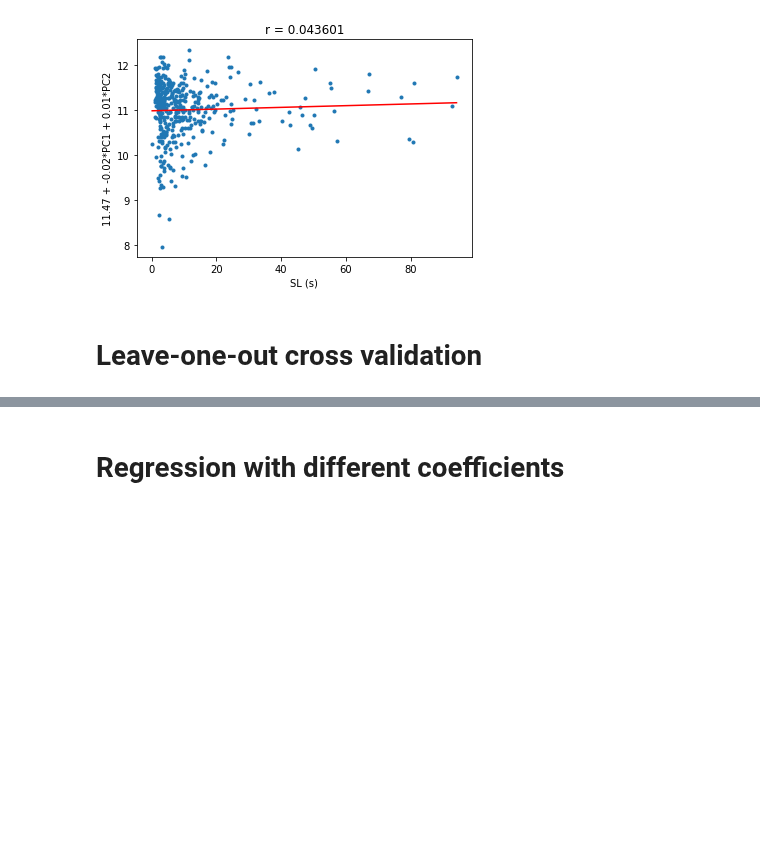
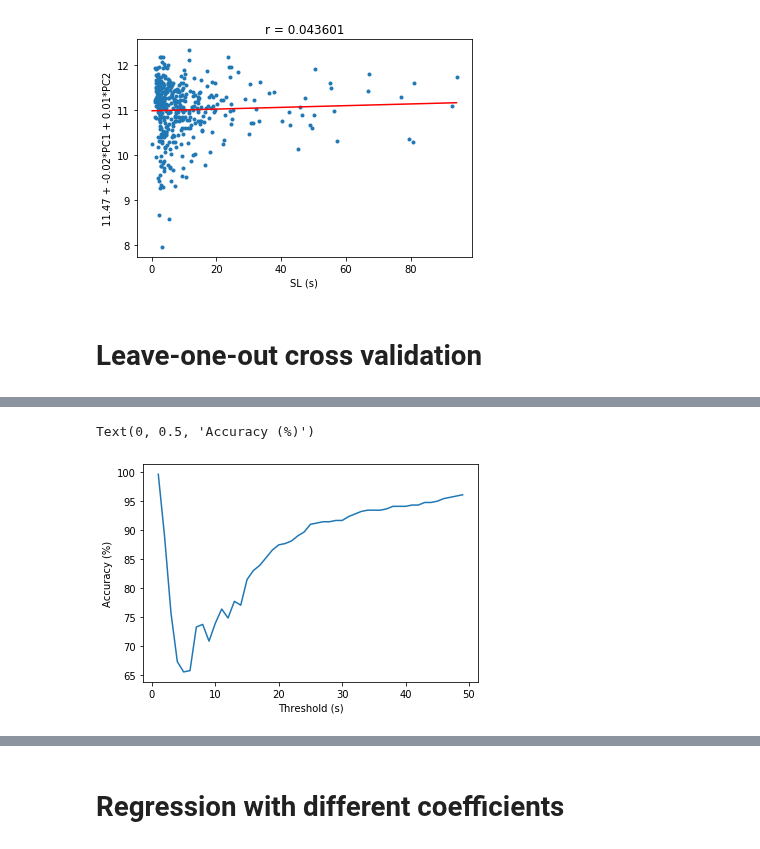
Before and after one commit to hundredball/Math24, a Jupyter notebook: Ginny_ERSP/ERSP_binary_classification.ipynb, the cells around one changed output, grey strips where cells are left out. Saved outputs shown, nothing was run; the diff lists cells and outputs as text; code cells hidden in the pictures; blank space fills up the shorter version.

Commit message:
Accuracy highly depends on the threshold

```diff
--- a/Ginny_ERSP/ERSP_binary_classification.ipynb
+++ b/Ginny_ERSP/ERSP_binary_classification.ipynb
@@ -83,7 +61,0 @@ Shape of ERSP_all:  (452, 1368)
-# %%
-def bandpower(ERSP, freqs, low, high):
-
-    index_freq = np.logical_and(freqs>low, freqs<high)
-    mean_ERSP = np.mean(ERSP[:,:,index_freq], axis=2)
-
-    return mean_ERSP
@@ -131,8 +61,0 @@ def trimMean(ERSP_all, SLs, freqs):
-# %%
-ERSP_all, new_SLs = trimMean(ERSP_all, SLs, freqs)
-
-# Let mean of SLs be the threshold
-threshold = np.mean(new_SLs)
-target = np.asarray(new_SLs >= threshold, float)
-Y = np.vstack((target, new_SLs)).T
-method = 3
@@ -138,0 +64,5 @@ method = 3
+# %%
+ERSP_all, new_SLs = preprocessing.trimMean(ERSP_all, SLs, freqs)
+Y = preprocessing.make_target(new_SLs)
+
+method = 3
@@ -138,0 +71,10 @@ method = 3
+# %%
+ERSP_1 = preprocessing.bandpower(ERSP_all, freqs, 5, 10)
+ERSP_2 = preprocessing.bandpower(ERSP_all, freqs, 10, 15)
+ERSP_all = np.concatenate((ERSP_1, ERSP_2), axis=1)
+
+threshold = np.mean(SLs)+np.std(SLs)
+print(threshold)
+Y = preprocessing.make_target(SLs, threshold)
+
+method = 3
@@ -351,0 +304,7 @@ Testing accuracy: 92.699115
+# %%
+plt.plot(thresholds, test_acc_SL)
+plt.xlabel('Threshold (s)')
+plt.ylabel('Accuracy (%)')
+# %% [output]
+Text(0, 0.5, 'Accuracy (%)')
+[figure, added]
```
Also changed, not shown: parts of 16 cells of this notebook, 2 other files.
